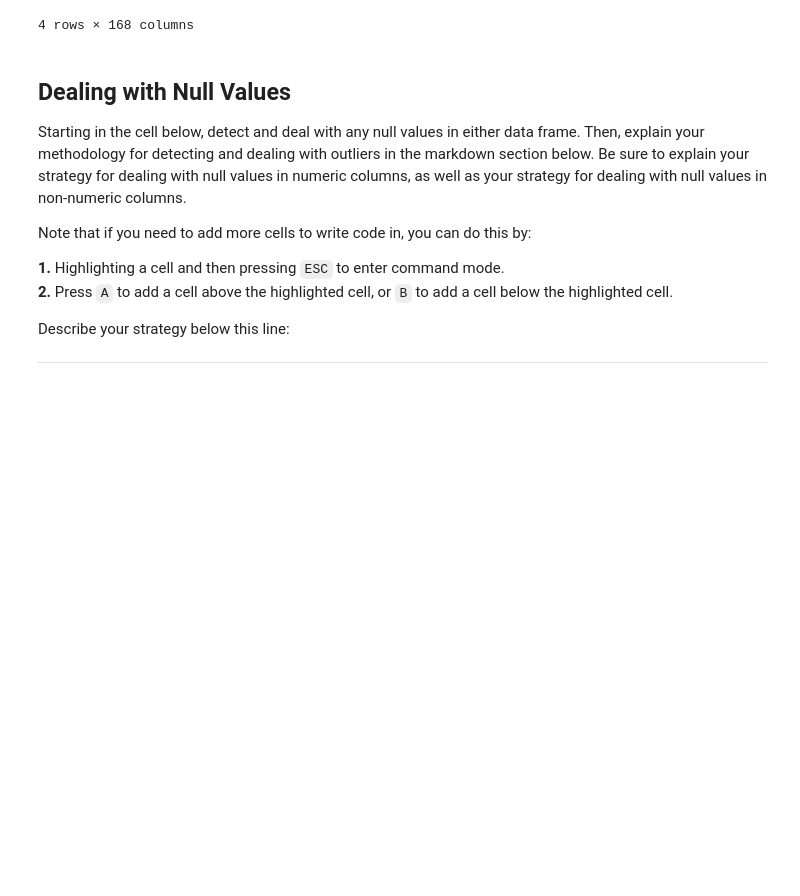
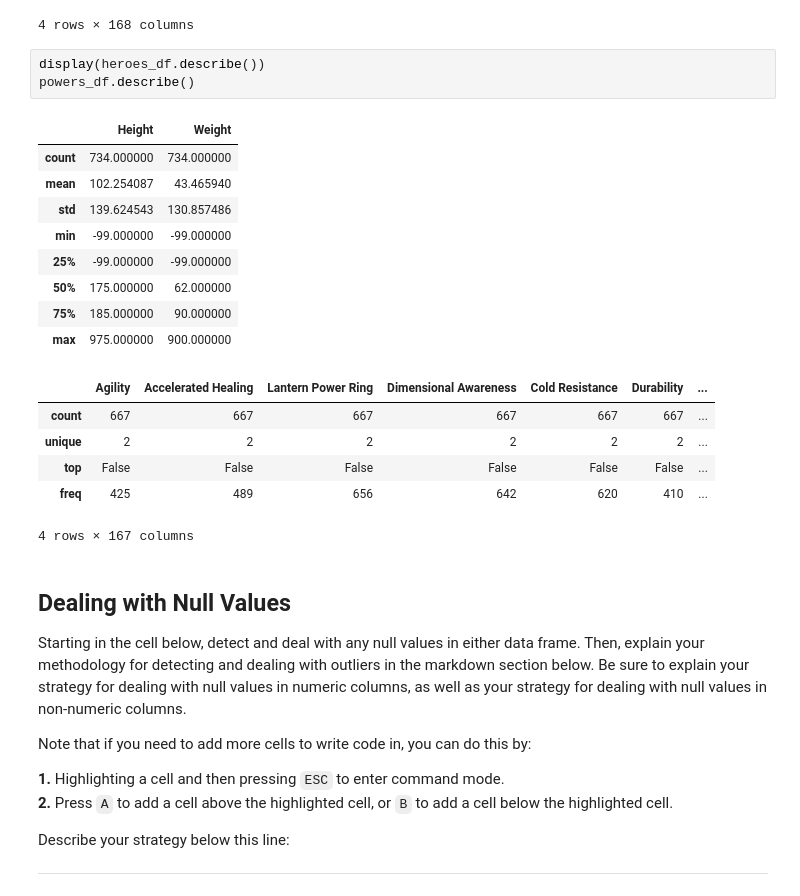
Before and after one commit to alexorn/dsc-1-04-13-project-data-cleaning-online-ds-sp-000, a Jupyter notebook: index.ipynb, the cells around one changed output. Cells and saved outputs as stored; diff of their text form; blank space fills up the shorter version.

```diff
--- a/index.ipynb
+++ b/index.ipynb
@@ -161,6 +161,25 @@ powers_df.describe()
 | top | Flash Gordon | False | False | False | False | False | ... |
 | freq | 1 | 425 | 489 | 656 | 642 | 620 | ... |
 4 rows × 168 columns
+# %%
+display(heroes_df.describe())
+powers_df.describe()
+# %% [output]
+|  | Height | Weight |
+| count | 734.000000 | 734.000000 |
+| mean | 102.254087 | 43.465940 |
+| std | 139.624543 | 130.857486 |
+| min | -99.000000 | -99.000000 |
+| 25% | -99.000000 | -99.000000 |
+| 50% | 175.000000 | 62.000000 |
+| 75% | 185.000000 | 90.000000 |
+| max | 975.000000 | 900.000000 |
+|  | Agility | Accelerated Healing | Lantern Power Ring | Dimensional Awareness | Cold Resistance | Durability | ... |
+| count | 667 | 667 | 667 | 667 | 667 | 667 | ... |
+| unique | 2 | 2 | 2 | 2 | 2 | 2 | ... |
+| top | False | False | False | False | False | False | ... |
+| freq | 425 | 489 | 656 | 642 | 620 | 410 | ... |
+4 rows × 167 columns
 # %% [markdown]
 ## Dealing with Null Values
 
```
Also changed, not shown: parts of 2 cells of this notebook.
